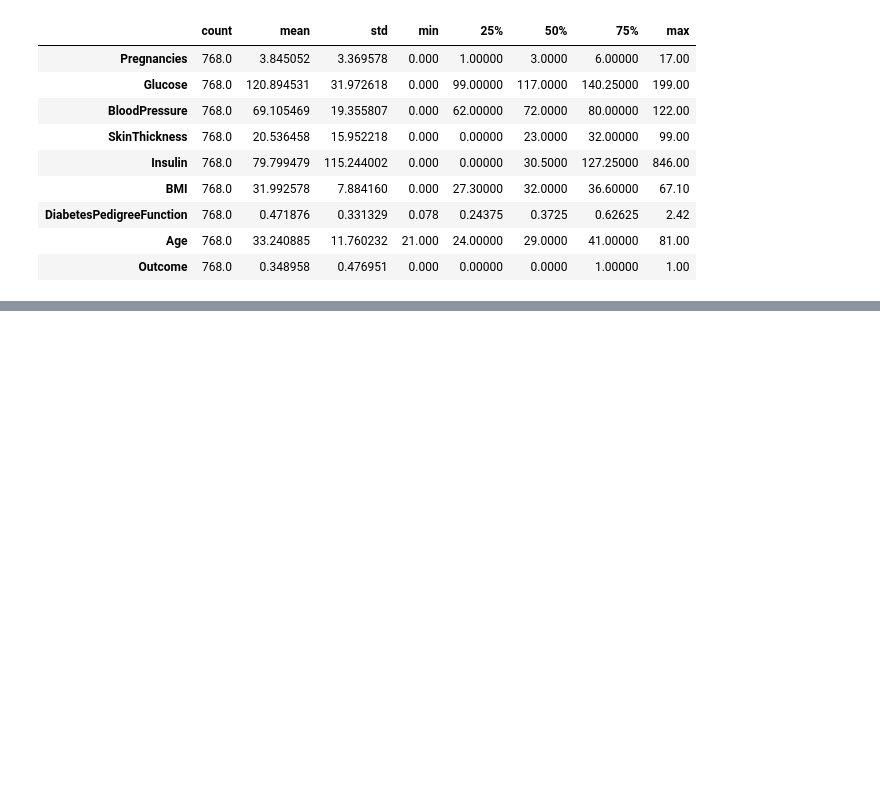
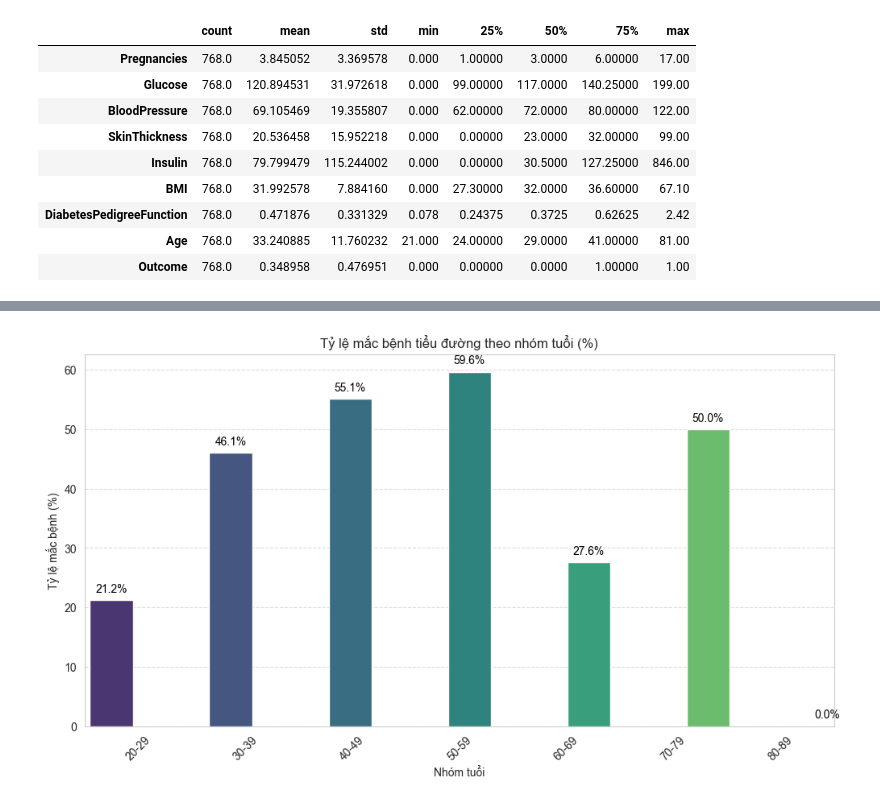
Before and after one commit to LeQuocBinh25/ThucHanh-TTNT, a Jupyter notebook: index.ipynb, the cells around one changed output, grey strips where cells are left out. Saved outputs shown, nothing was run; the diff lists cells and outputs as text; code cells hidden in the pictures; blank space fills up the shorter version.

```diff
--- a/index.ipynb
+++ b/index.ipynb
@@ -264,0 +327,49 @@ plt.show()
+# %%
+# Phân bố bệnh theo độ tuổi
+import matplotlib.pyplot as plt
+import seaborn as sns
+
+# Tạo nhóm tuổi
+bins = [20, 30, 40, 50, 60, 70, 80, 90]
+labels = ['20-29', '30-39', '40-49', '50-59', '60-69', '70-79', '80-89']
+df['Age_Group'] = pd.cut(df['Age'], bins=bins, labels=labels, right=False)
+
+# Tính tỷ lệ mắc bệnh theo nhóm tuổi
+age_disease_rate = df.groupby('Age_Group')['Outcome'].mean().reset_index()
+age_disease_rate['Outcome'] *= 100  # Chuyển thành phần trăm
+
+plt.figure(figsize=(12, 6))
+
+ax = sns.barplot(
+    data=age_disease_rate,
+    x='Age_Group',
+    y='Outcome',
+    hue='Age_Group',
+    palette='viridis',
+    legend=False
+)
+
+for bar in ax.patches:
+    bar.set_width(0.4)
+
+# chỉnh lại vị trí để không bị lệch
+for bar in ax.patches:
+    bar.set_x(bar.get_x() - 0.05)
+
+plt.title('Tỷ lệ mắc bệnh tiểu đường theo nhóm tuổi (%)')
+plt.xlabel('Nhóm tuổi')
+plt.ylabel('Tỷ lệ mắc bệnh (%)')
+plt.xticks(rotation=45)
+plt.grid(axis='y', linestyle='--', alpha=0.7)
+
+# Thêm số % trên mỗi cột
+for p in ax.patches:
+    ax.annotate(f'{p.get_height():.1f}%',
+                (p.get_x() + p.get_width() / 2., p.get_height()),
+                ha='center', va='bottom',
+                fontsize=10, color='black',
+                xytext=(0, 5), textcoords='offset points')
+
+plt.show()
+# %% [output]
+[figure, added]
```
Also changed, not shown: parts of 7 cells of this notebook.
